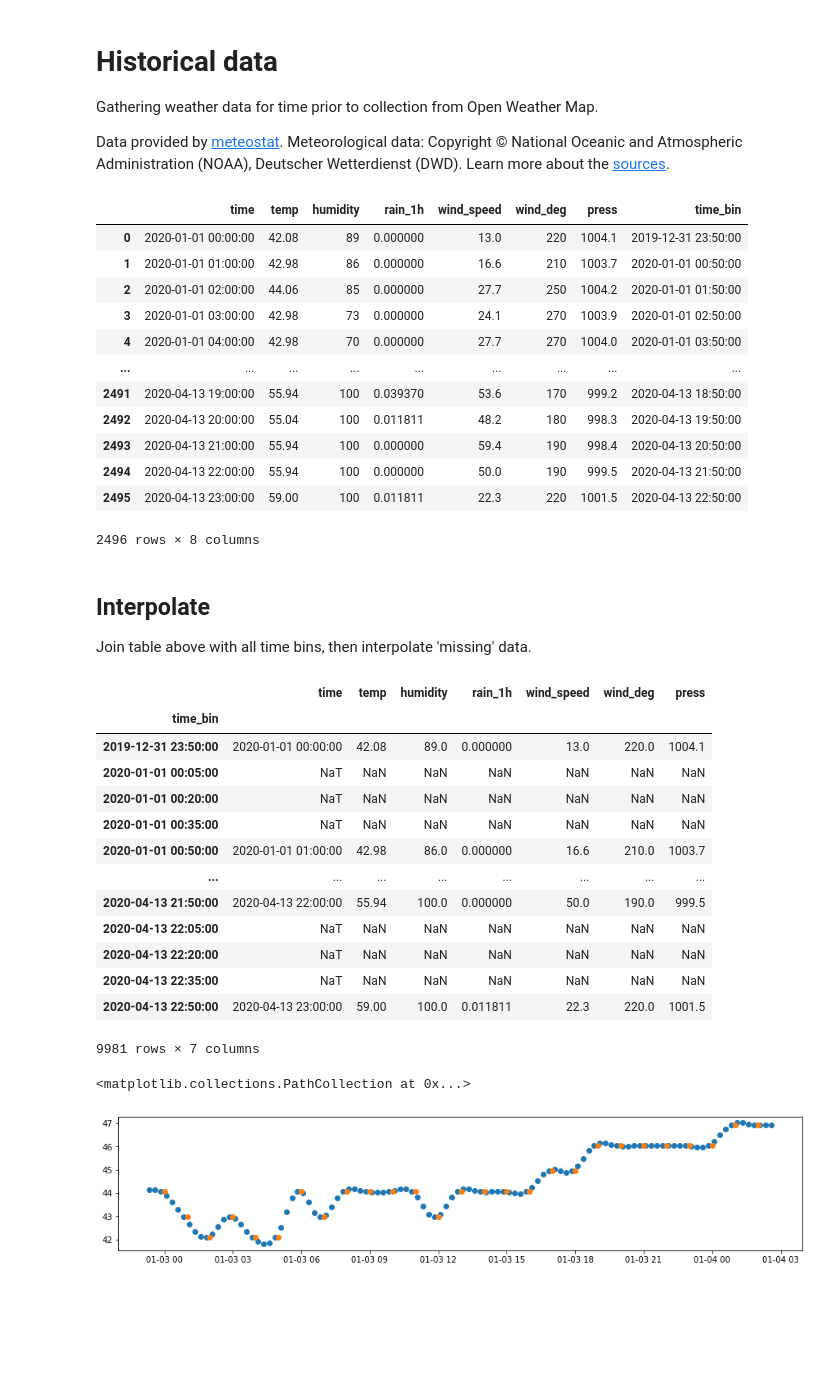
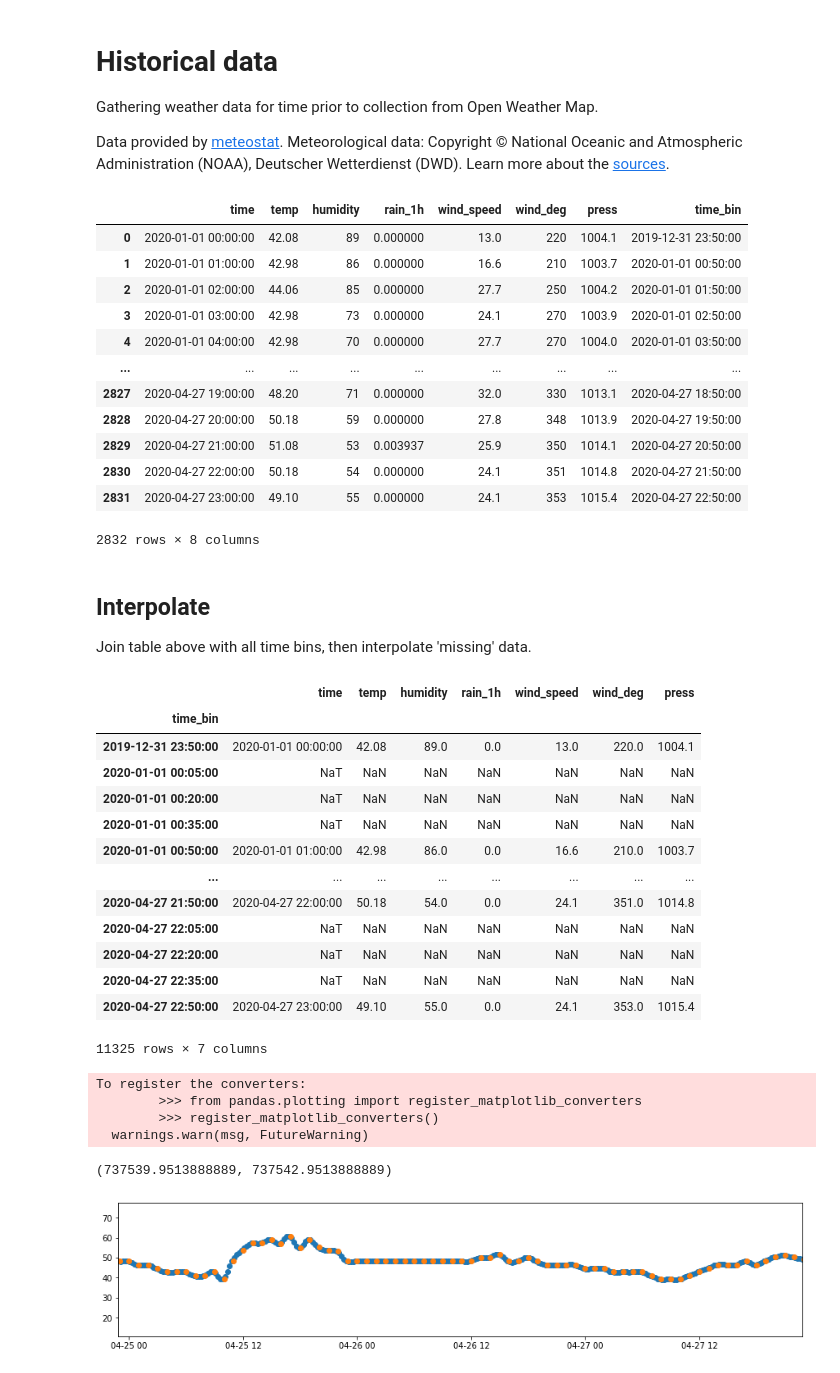
Before and after one commit to four-insightfellows-corona-project/social_distancing, a Jupyter notebook: notebooks/01_meteostat_api_ek.ipynb, the cells around one changed output. Saved outputs shown, nothing was run; the diff lists cells and outputs as text; code cells hidden in the pictures; blank space fills up the shorter version.

```diff
--- a/notebooks/01_meteostat_api_ek.ipynb
+++ b/notebooks/01_meteostat_api_ek.ipynb
@@ -25,8 +25,10 @@ from d00_utils.binning import BinTime
 station_ids = {
     'JFK': '74486'
 }
+# %%
+today_str = date.today().strftime('%Y-%m-%d')
 # %%
-api_url = '''https://api.meteostat.net/v1/history/hourly?station={}&start=2020-01-01&end=2020-04-13&key={}'''.format(station_ids['JFK'], ms_api_key)
+api_url = '''https://api.meteostat.net/v1/history/hourly?station={}&start=2020-01-01&end={}&key={}'''.format(station_ids['JFK'], today_str, ms_api_key)
 # %%
 r = requests.get(api_url)
 # %%
@@ -59,12 +61,12 @@ temp_hist
 | 3 | 2020-01-01 03:00:00 | 42.98 | 73 | 0.000000 | 24.1 | 270 | 1003.9 | 2020-01-01 02:50:00 |
 | 4 | 2020-01-01 04:00:00 | 42.98 | 70 | 0.000000 | 27.7 | 270 | 1004.0 | 2020-01-01 03:50:00 |
 | ... | ... | ... | ... | ... | ... | ... | ... | ... |
-| 2491 | 2020-04-13 19:00:00 | 55.94 | 100 | 0.039370 | 53.6 | 170 | 999.2 | 2020-04-13 18:50:00 |
-| 2492 | 2020-04-13 20:00:00 | 55.04 | 100 | 0.011811 | 48.2 | 180 | 998.3 | 2020-04-13 19:50:00 |
-| 2493 | 2020-04-13 21:00:00 | 55.94 | 100 | 0.000000 | 59.4 | 190 | 998.4 | 2020-04-13 20:50:00 |
-| 2494 | 2020-04-13 22:00:00 | 55.94 | 100 | 0.000000 | 50.0 | 190 | 999.5 | 2020-04-13 21:50:00 |
-| 2495 | 2020-04-13 23:00:00 | 59.00 | 100 | 0.011811 | 22.3 | 220 | 1001.5 | 2020-04-13 22:50:00 |
+| 2827 | 2020-04-27 19:00:00 | 48.20 | 71 | 0.000000 | 32.0 | 330 | 1013.1 | 2020-04-27 18:50:00 |
+| 2828 | 2020-04-27 20:00:00 | 50.18 | 59 | 0.000000 | 27.8 | 348 | 1013.9 | 2020-04-27 19:50:00 |
+| 2829 | 2020-04-27 21:00:00 | 51.08 | 53 | 0.003937 | 25.9 | 350 | 1014.1 | 2020-04-27 20:50:00 |
+| 2830 | 2020-04-27 22:00:00 | 50.18 | 54 | 0.000000 | 24.1 | 351 | 1014.8 | 2020-04-27 21:50:00 |
+| 2831 | 2020-04-27 23:00:00 | 49.10 | 55 | 0.000000 | 24.1 | 353 | 1015.4 | 2020-04-27 22:50:00 |
-2496 rows × 8 columns
+2832 rows × 8 columns
 # %% [markdown]
 ## Interpolate
 Join table above with all time bins, then interpolate 'missing' data.
@@ -83,28 +85,33 @@ binned_weather_hist
 # %% [output]
 |  | time | temp | humidity | rain_1h | wind_speed | wind_deg | press |
 | time_bin |  |  |  |  |  |  |  |
-| 2019-12-31 23:50:00 | 2020-01-01 00:00:00 | 42.08 | 89.0 | 0.000000 | 13.0 | 220.0 | 1004.1 |
+| 2019-12-31 23:50:00 | 2020-01-01 00:00:00 | 42.08 | 89.0 | 0.0 | 13.0 | 220.0 | 1004.1 |
 | 2020-01-01 00:05:00 | NaT | NaN | NaN | NaN | NaN | NaN | NaN |
 | 2020-01-01 00:20:00 | NaT | NaN | NaN | NaN | NaN | NaN | NaN |
 | 2020-01-01 00:35:00 | NaT | NaN | NaN | NaN | NaN | NaN | NaN |
-| 2020-01-01 00:50:00 | 2020-01-01 01:00:00 | 42.98 | 86.0 | 0.000000 | 16.6 | 210.0 | 1003.7 |
+| 2020-01-01 00:50:00 | 2020-01-01 01:00:00 | 42.98 | 86.0 | 0.0 | 16.6 | 210.0 | 1003.7 |
 | ... | ... | ... | ... | ... | ... | ... | ... |
-| 2020-04-13 21:50:00 | 2020-04-13 22:00:00 | 55.94 | 100.0 | 0.000000 | 50.0 | 190.0 | 999.5 |
-| 2020-04-13 22:05:00 | NaT | NaN | NaN | NaN | NaN | NaN | NaN |
-| 2020-04-13 22:20:00 | NaT | NaN | NaN | NaN | NaN | NaN | NaN |
-| 2020-04-13 22:35:00 | NaT | NaN | NaN | NaN | NaN | NaN | NaN |
-| 2020-04-13 22:50:00 | 2020-04-13 23:00:00 | 59.00 | 100.0 | 0.011811 | 22.3 | 220.0 | 1001.5 |
+| 2020-04-27 21:50:00 | 2020-04-27 22:00:00 | 50.18 | 54.0 | 0.0 | 24.1 | 351.0 | 1014.8 |
+| 2020-04-27 22:05:00 | NaT | NaN | NaN | NaN | NaN | NaN | NaN |
+| 2020-04-27 22:20:00 | NaT | NaN | NaN | NaN | NaN | NaN | NaN |
+| 2020-04-27 22:35:00 | NaT | NaN | NaN | NaN | NaN | NaN | NaN |
+| 2020-04-27 22:50:00 | 2020-04-27 23:00:00 | 49.10 | 55.0 | 0.0 | 24.1 | 353.0 | 1015.4 |
-9981 rows × 7 columns
+11325 rows × 7 columns
 # %%
 bin_int_weather_hist = binned_weather_hist.interpolate(method='polynomial', order=2, limit_direction ='forward')
 # %%
 plt.figure(figsize=(15,3))
 
-plt.scatter(bin_int_weather_hist.index[190:300], bin_int_weather_hist.temp[190:300])
-plt.scatter(bin_int_weather_hist.time[190:300], bin_int_weather_hist.temp[190:300])
+plt.scatter(bin_int_weather_hist.index, bin_int_weather_hist.temp)
+plt.scatter(bin_int_weather_hist.time, bin_int_weather_hist.temp)
+plt.xlim((max(bin_int_weather_hist.index)-timedelta(days=3), max(bin_int_weather_hist.index)))
 # %% [output]
-<matplotlib.collections.PathCollection at 0x...>
+To register the converters:
+        >>> from pandas.plotting import register_matplotlib_converters
+        >>> register_matplotlib_converters()
+  warnings.warn(msg, FutureWarning)
+(737539.9513888889, 737542.9513888889)
-[figure, old version]
+[figure, new version]
 # %%
 plt.figure(figsize=(15,3))
 
```
Also changed, not shown: parts of 2 cells of this notebook, 1 other file.
